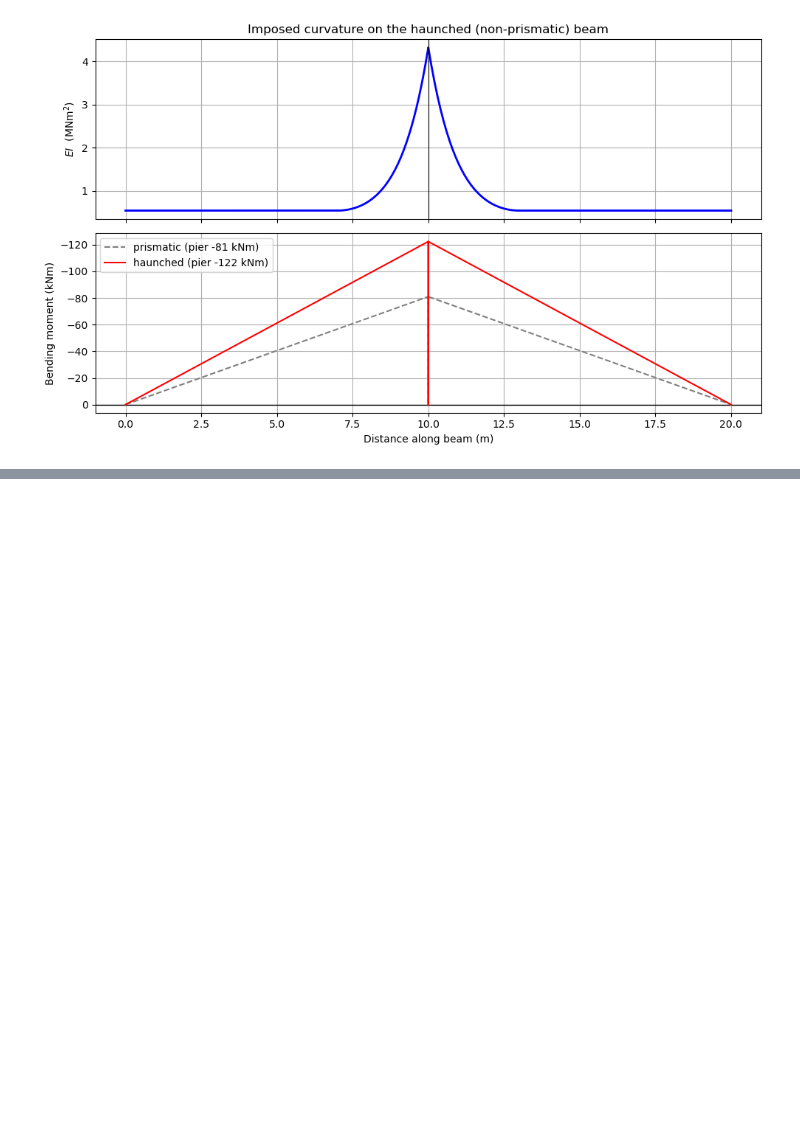
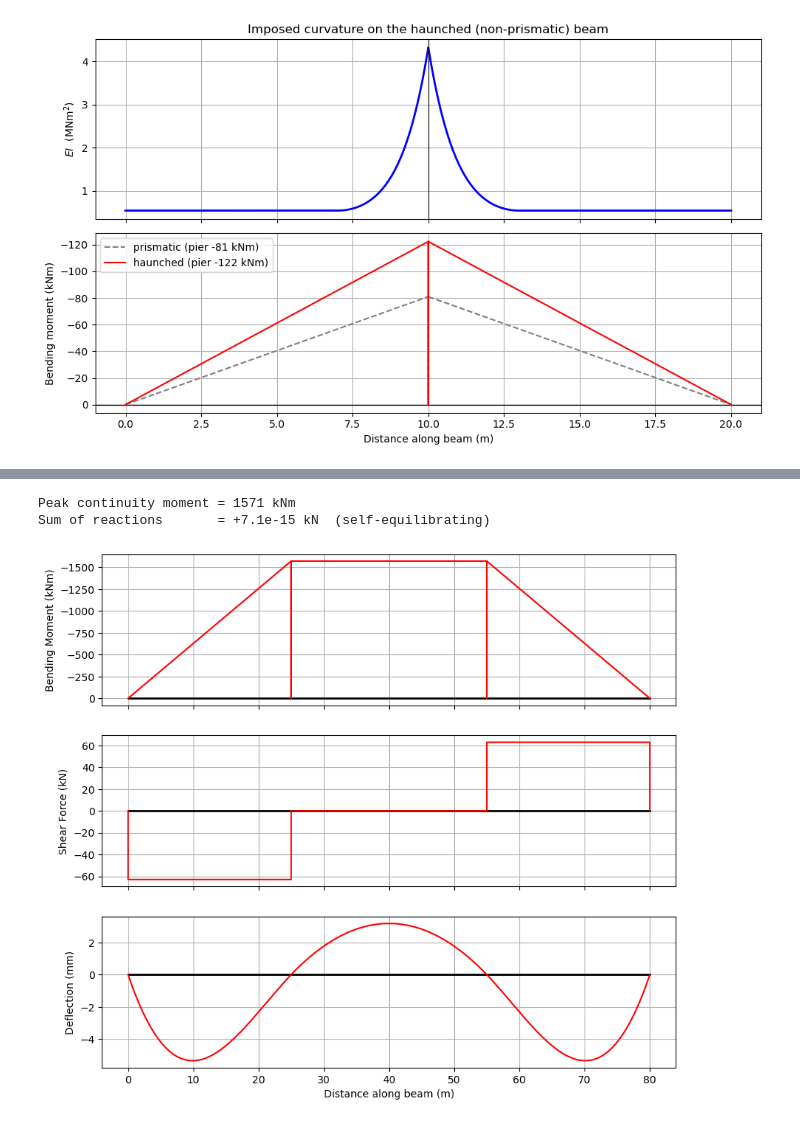
Before and after one commit to ccaprani/pycba, a Jupyter notebook: docs/source/notebooks/creep_shrinkage_thermal.ipynb, the cells around one changed output, grey strips where cells are left out. Saved outputs shown, nothing was run; the diff lists cells and outputs as text; code cells hidden in the pictures; blank space fills up the shorter version.

```diff
--- a/docs/source/notebooks/imposed_curvature.ipynb
+++ b/docs/source/notebooks/creep_shrinkage_thermal.ipynb
@@ -140,0 +176,18 @@ fig.tight_layout()
+# %%
+# apply the thermal curvature to a three-span continuous bridge
+E = 30.0e6                                  # concrete modulus (kPa)
+spans = [25.0, 30.0, 25.0]
+EI = E * Igross
+ba = cba.BeamAnalysis(spans, EI, [-1, 0, -1, 0, -1, 0, -1, 0])
+for s in range(1, len(spans) + 1):
+    ba.add_ic(s, kappa_T)                   # the free thermal curvature on every span
+ba.analyze(npts=601)
+
+res = ba.beam_results.results
+print(f"Peak continuity moment = {np.max(np.abs(res.M)):.0f} kNm")
+print(f"Sum of reactions       = {np.sum(ba.beam_results.R):+.1e} kN  (self-equilibrating)")
+ba.plot_results(show_beam=False);
+# %% [output]
+Peak continuity moment = 1571 kNm
+Sum of reactions       = +7.1e-15 kN  (self-equilibrating)
+[figure, added]
```
Also changed, not shown: parts of 3 cells of this notebook, 2 other files.
